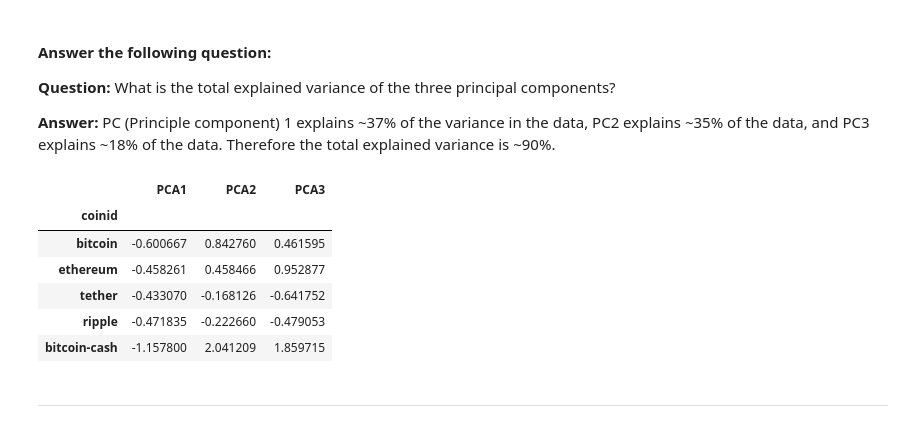
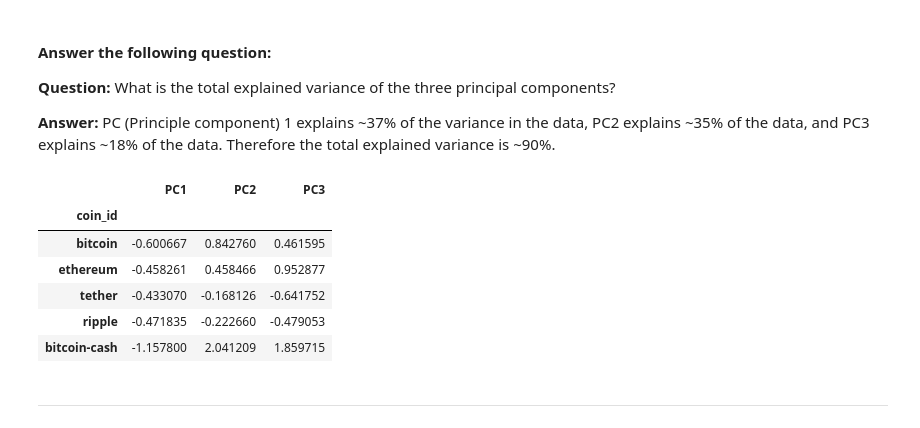
Before and after one commit to dspataru/CryptoClustering, a Jupyter notebook: Crypto_Clustering_starter_code.ipynb, the cells around one changed output. Saved outputs shown, nothing was run; the diff lists cells and outputs as text; code cells hidden in the pictures.

```diff
--- a/Crypto_Clustering_starter_code.ipynb
+++ b/Crypto_Clustering_starter_code.ipynb
@@ -12,8 +15,6 @@ import matplotlib as mpl
 # %%
 # Load the data into a Pandas DataFrame
-df_market_data = pd.read_csv(
-    "Resources/crypto_market_data.csv",
-    index_col="coin_id")
+df_market_data = pd.read_csv("Resources/crypto_market_data.csv", index_col="coin_id")
 
 # Display sample data
 df_market_data.head(10)
@@ -256,22 +257,22 @@ array([0.3719856 , 0.34700813, 0.17603793])
 # %%
 # Create a new DataFrame with the PCA data.
 # Creating a DataFrame with the PCA data
 market_data_scaled_pca_df = pd.DataFrame(
     market_data_scaled_pca,
-    columns=["PCA1", "PCA2", "PCA3"]
+    columns=["PC1", "PC2", "PC3"]
 )
 
 # Copy the crypto names from the original data
-market_data_scaled_pca_df["coinid"] = df_market_data.index
+market_data_scaled_pca_df["coin_id"] = df_market_data.index
 
 # Set the coinid column as index
-market_data_scaled_pca_df = market_data_scaled_pca_df.set_index("coinid")
+market_data_scaled_pca_df = market_data_scaled_pca_df.set_index("coin_id")
 
 # Display sample data
 market_data_scaled_pca_df.head()
 # %% [output]
-|  | PCA1 | PCA2 | PCA3 |
-| coinid |  |  |  |
+|  | PC1 | PC2 | PC3 |
+| coin_id |  |  |  |
 | bitcoin | -0.600667 | 0.842760 | 0.461595 |
 | ethereum | -0.458261 | 0.458466 | 0.952877 |
 | tether | -0.433070 | -0.168126 | -0.641752 |
```
Also changed, not shown: parts of 6 cells of this notebook.
